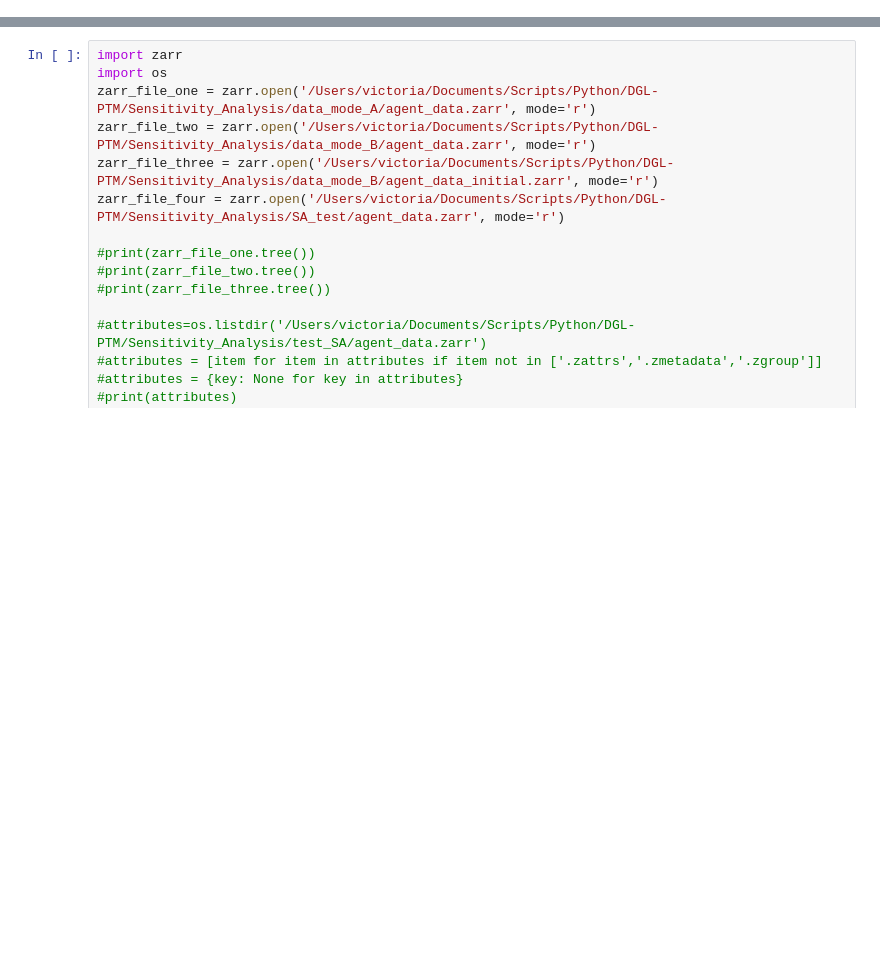
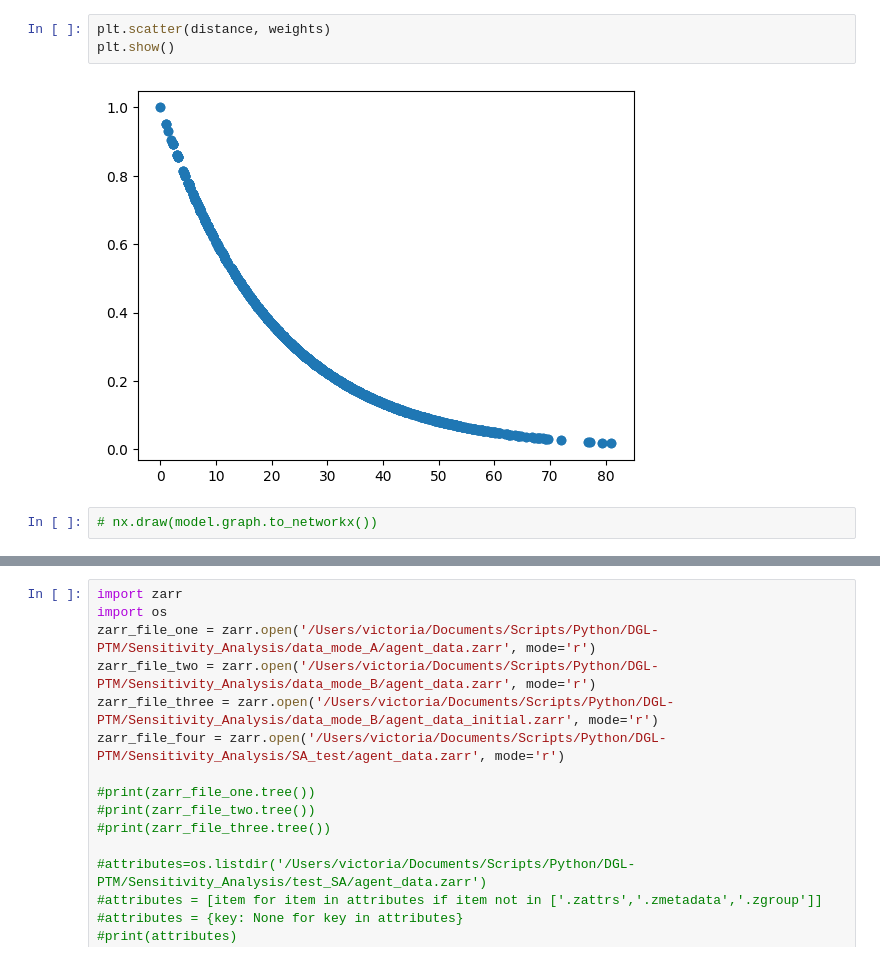
Before and after one commit to SDCCA/DGL-PTM, a Jupyter notebook: DGL_testing/misc_testing.ipynb, the cells around one changed output, grey strips where cells are left out. Cells and saved outputs as stored; diff of their text form; blank space fills up the shorter version.

```diff
--- a/DGL_testing/misc_testing.ipynb
+++ b/DGL_testing/misc_testing.ipynb
@@ -84,0 +76,7 @@ KeyError: 'homophily_parameter'
+# %%
+plt.scatter(distance, weights)
+plt.show()
+# %% [output]
+[figure, added]
+# %%
+# nx.draw(model.graph.to_networkx())
```
Also changed, not shown: parts of 14 cells of this notebook, 7 other files.
